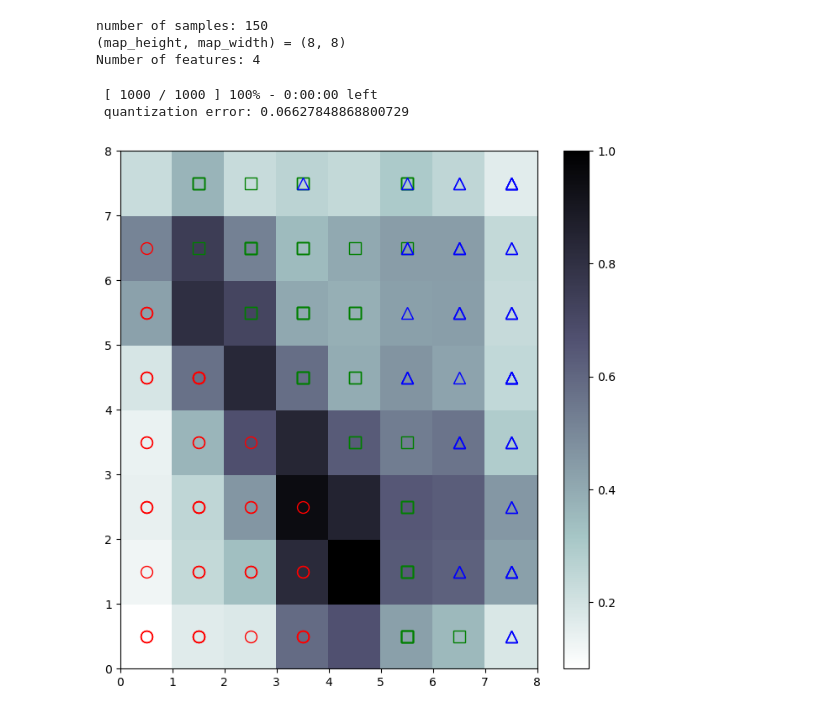
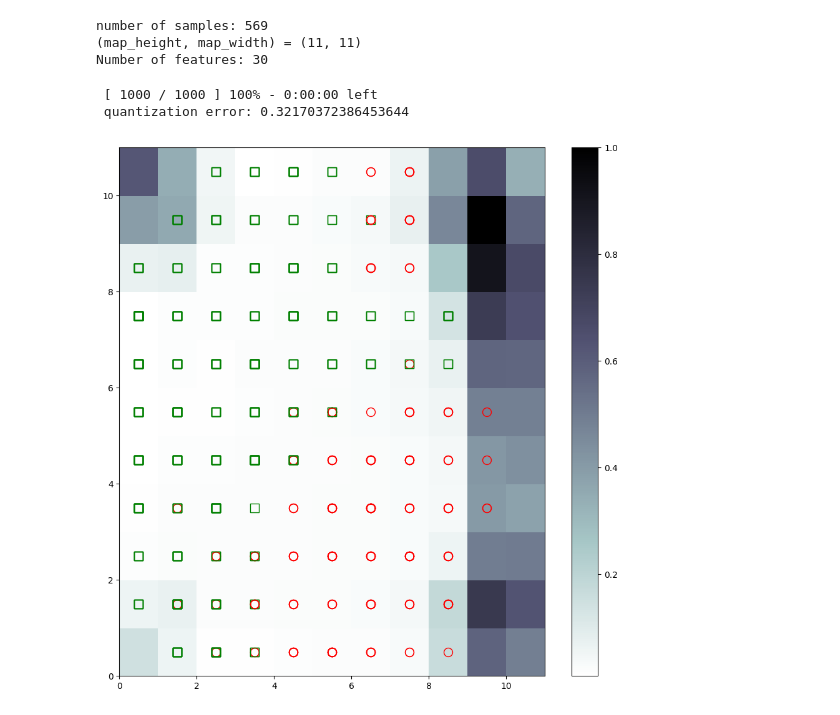
Before and after one commit to bc2026/CS513, a Jupyter notebook: last hw/Mod12_SOM_iris.ipynb, the cells around one changed output. Drawn from its saved outputs; the diff is of its cells as text; code cells hidden in the pictures.

```diff
--- a/last hw/Mod12_SOM_iris.ipynb
+++ b/last hw/Mod12_SOM_iris.ipynb
@@ -9,11 +10,23 @@ import numpy as np
 
 import matplotlib.pyplot as plt
 # %%
-iris = load_iris()
-features = iris.data
-labels = iris.target
-type(iris)
-# print(f'{features[0]} ')
+# df = load_df()
+# features = df.data
+# labels = df.target
+# type(df)
+# # print(f'{features[0]} ')
+
+df = pd.read_csv('./wisc_bc_ContinuousVar.csv')
+df = df.dropna() # drops NaN values
+#print(df[df.isna().any(axis=1)]) # shows NaN values in data frame if it exists
+
+# Splitting the dataset
+features = df.drop(columns = ['diagnosis', 'id'])  # features
+# labels = df['diagnosis']  # target variable
+labels = labels.map({'M': 0, 'B': 1})
+df.head()
+target_names = labels.values
+# target.head()
 # %%
 sc = MinMaxScaler(feature_range = (0,1))
 features = sc.fit_transform(features)
@@ -31,9 +44,9 @@ map_height = map_width = math.ceil(math.sqrt(map_size))
 print(f'(map_height, map_width) = ({map_height}, {map_width})')
 print(f'Number of features: {n_features}')
 # %% [output]
-number of samples: 150
-(map_height, map_width) = (8, 8)
-Number of features: 4
+number of samples: 569
+(map_height, map_width) = (11, 11)
+Number of features: 30
 # %%
 som = MiniSom(x=map_height, y=map_width, input_len=n_features, sigma=sigma, learning_rate=lr,
               neighborhood_function='gaussian', random_seed=123)
@@ -42,7 +55,7 @@ som.pca_weights_init(features)
 som.train(data=features, num_iteration=1000, verbose=True)  # random training
 # %% [output]
  [ 1000 / 1000 ] 100% - 0:00:00 left
- quantization error: 0.06627848868800729
+ quantization error: 0.32170372386453644
 # %%
 # # print('-------------\nDistance Map\n------------')
 # print(f'Shape: {som.distance_map().shape}')
@@ -56,30 +69,26 @@ print(iris.target_names)
 # %%
 plt.figure(figsize=(map_height, map_width))
 
 # plot U-matrix
 u_matrix = som.distance_map().T
 plt.pcolor(u_matrix, cmap='bone_r')
 plt.colorbar()
 
 # plot markers
 markers = ['o', 's', '^']   # 'setosa', 'versicolor' 'virginica'
 colors = ['r', 'g', 'b']
 w0=[]
 w1=[]
 lbl=[]
 mkrs=[]
 
 for feature, label in zip(features, labels):
-    w = som.winner(feature)
-    w0=np.concatenate((w0, w[0]), axis=None)
-    w1=np.concatenate((w1, w[1]), axis=None)
-    lbl=np.concatenate((lbl, label), axis=None)
-    mkrs=np.concatenate((mkrs,iris.target_names[label]), axis=None)
+    w = som.winner(feature)  # Get the winning neuron coordinates
+    plt.plot(w[0] + 0.5, w[1] + 0.5,
+             markers[label], markeredgecolor=colors[label],
+             markerfacecolor='None', markersize=10, markeredgewidth=1)
 
-    plt.plot(w[0] + 0.5, w[1] + 0.5,
-        markers[label], markeredgecolor = colors[label],
-        markerfacecolor = 'None', markersize = 10, markeredgewidth = 1)
 
 plt.show()
 # %% [output]
-[figure, old version]
+[figure, new version]
```
Also changed, not shown: parts of 2 cells of this notebook.
